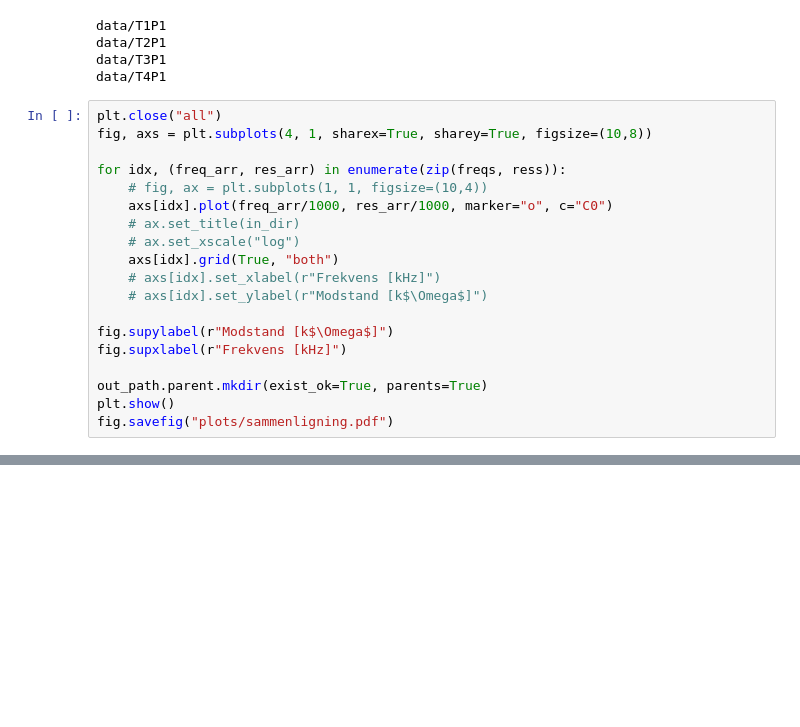
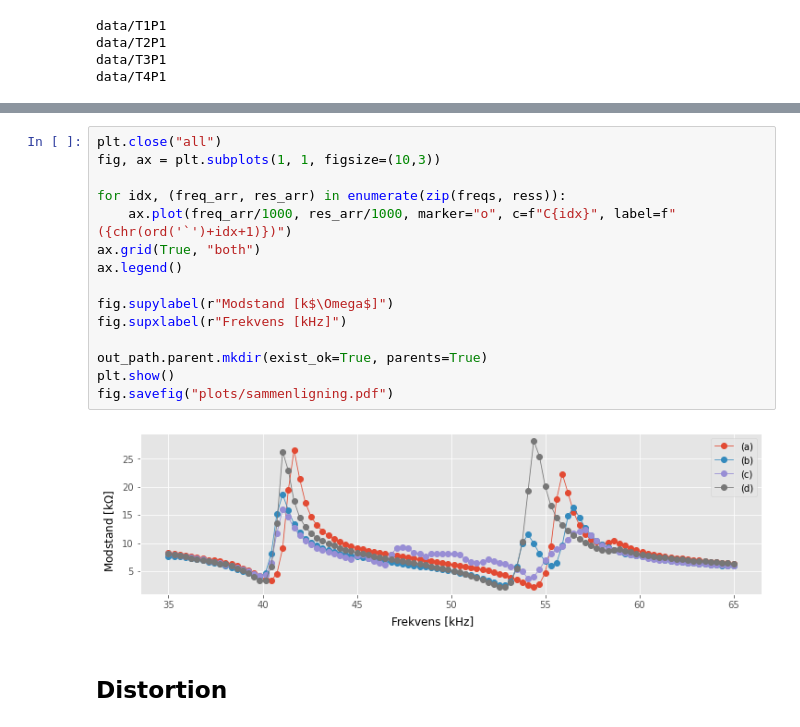
Before and after one commit to Oskari-Tuormaa/BAC, a Jupyter notebook: experiments/transducer_characteristics/plotting.ipynb, the cells around one changed output, grey strips where cells are left out. Saved outputs shown, nothing was run; the diff lists cells and outputs as text; blank space fills up the shorter version.

```diff
--- a/experiments/transducer_characteristics/plotting.ipynb
+++ b/experiments/transducer_characteristics/plotting.ipynb
@@ -110,22 +113,3 @@ data/T1P1
 data/T2P1
 data/T3P1
 data/T4P1
-# %%
-plt.close("all")
-fig, axs = plt.subplots(4, 1, sharex=True, sharey=True, figsize=(10,8))
-
-for idx, (freq_arr, res_arr) in enumerate(zip(freqs, ress)):
-    # fig, ax = plt.subplots(1, 1, figsize=(10,4))
-    axs[idx].plot(freq_arr/1000, res_arr/1000, marker="o", c="C0")
-    # ax.set_title(in_dir)
-    # ax.set_xscale("log")
-    axs[idx].grid(True, "both")
-    # axs[idx].set_xlabel(r"Frekvens [kHz]")
-    # axs[idx].set_ylabel(r"Modstand [k$\Omega$]")
-
-fig.supylabel(r"Modstand [k$\Omega$]")
-fig.supxlabel(r"Frekvens [kHz]")
-
-out_path.parent.mkdir(exist_ok=True, parents=True)
-plt.show()
-fig.savefig("plots/sammenligning.pdf")
@@ -133,0 +116,19 @@ fig.savefig("plots/sammenligning.pdf")
+# %%
+plt.close("all")
+fig, ax = plt.subplots(1, 1, figsize=(10,3))
+
+for idx, (freq_arr, res_arr) in enumerate(zip(freqs, ress)):
+    ax.plot(freq_arr/1000, res_arr/1000, marker="o", c=f"C{idx}", label=f"({chr(ord('`')+idx+1)})")
+ax.grid(True, "both")
+ax.legend()
+
+fig.supylabel(r"Modstand [k$\Omega$]")
+fig.supxlabel(r"Frekvens [kHz]")
+
+out_path.parent.mkdir(exist_ok=True, parents=True)
+plt.show()
+fig.savefig("plots/sammenligning.pdf")
+# %% [output]
+[figure, added]
+# %% [markdown]
+## Distortion
```
Also changed, not shown: parts of 7 cells of this notebook, 6 other files.
